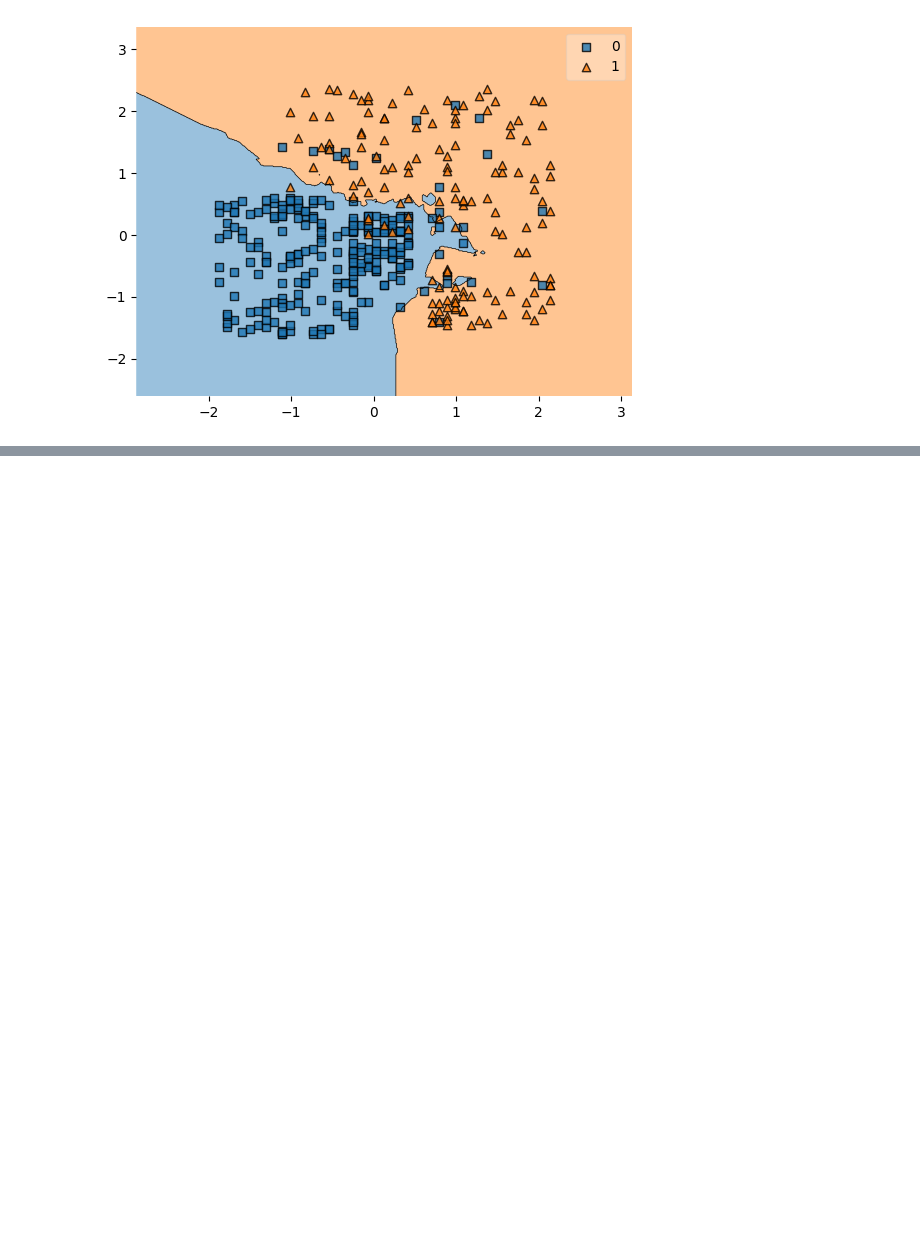
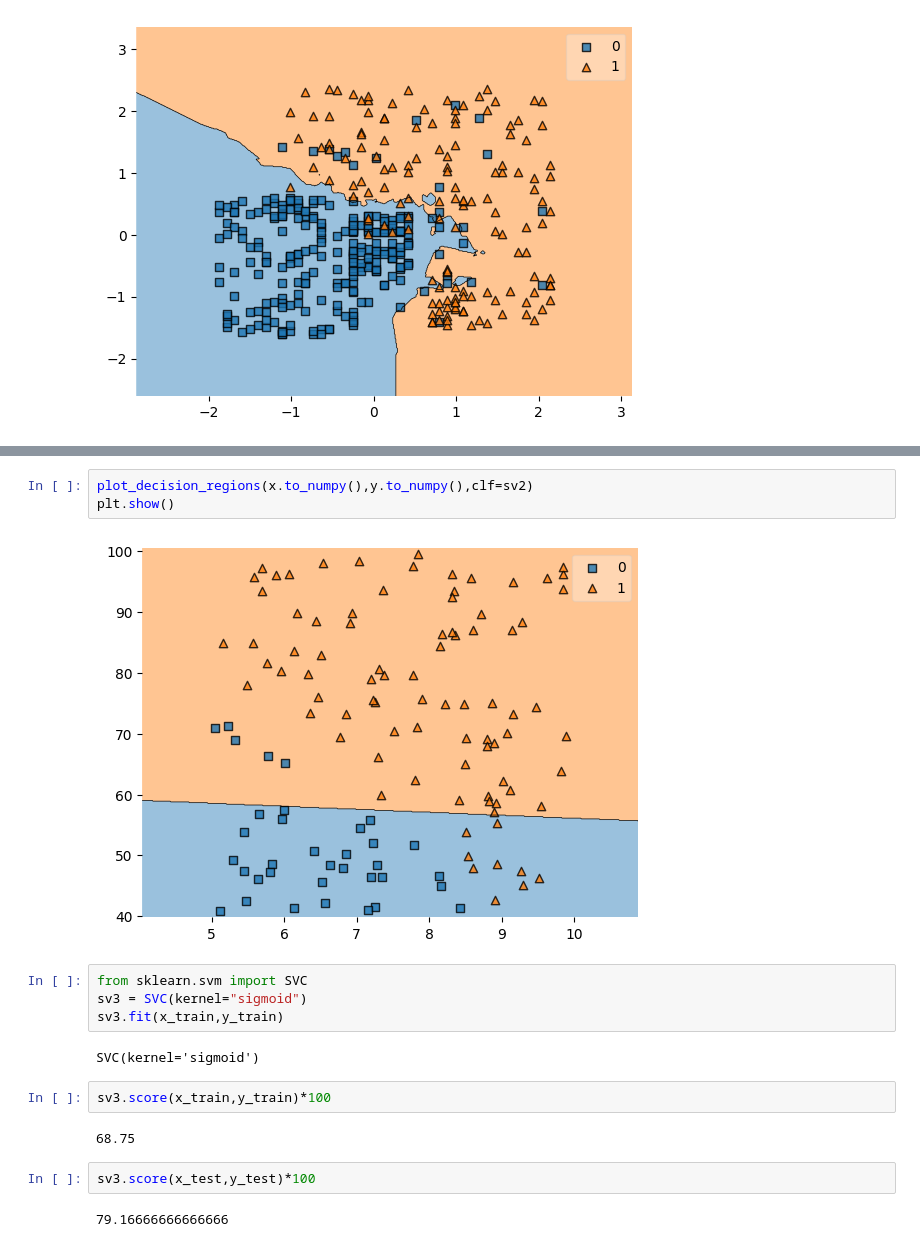
Before and after one commit to jaskiratbudhmaan-ship-it/LocalRepo, a Jupyter notebook: Machine_Learning_3.ipynb, the cells around one changed output, grey strips where cells are left out. Saved outputs shown, nothing was run; the diff lists cells and outputs as text; blank space fills up the shorter version.

```diff
--- a/Machine_Learning_3.ipynb
+++ b/Machine_Learning_3.ipynb
@@ -334,0 +443,19 @@ plt.show()
+# %%
+plot_decision_regions(x.to_numpy(),y.to_numpy(),clf=sv2)
+plt.show()
+# %% [output]
+[figure, added]
+# %%
+from sklearn.svm import SVC
+sv3 = SVC(kernel="sigmoid")
+sv3.fit(x_train,y_train)
+# %% [output]
+SVC(kernel='sigmoid')
+# %%
+sv3.score(x_train,y_train)*100
+# %% [output]
+68.75
+# %%
+sv3.score(x_test,y_test)*100
+# %% [output]
+79.16666666666666
```
Also changed, not shown: parts of 48 cells of this notebook.
